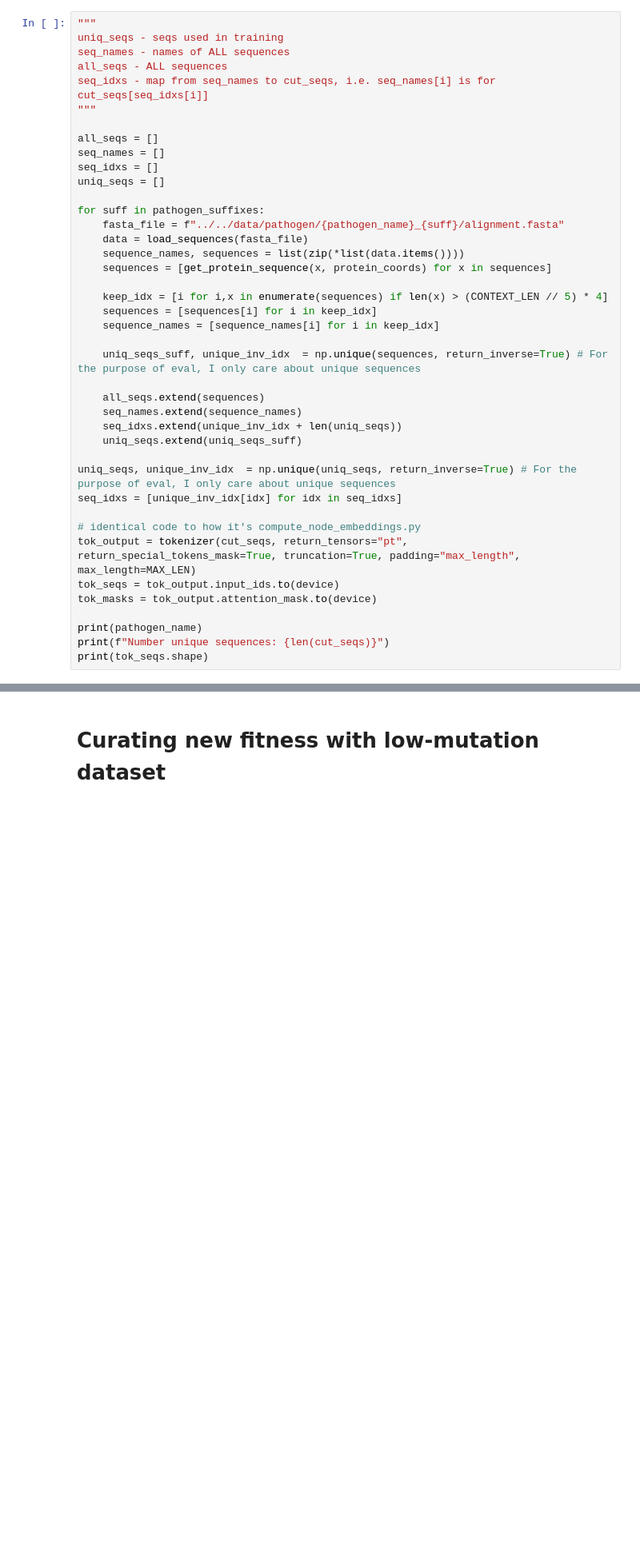
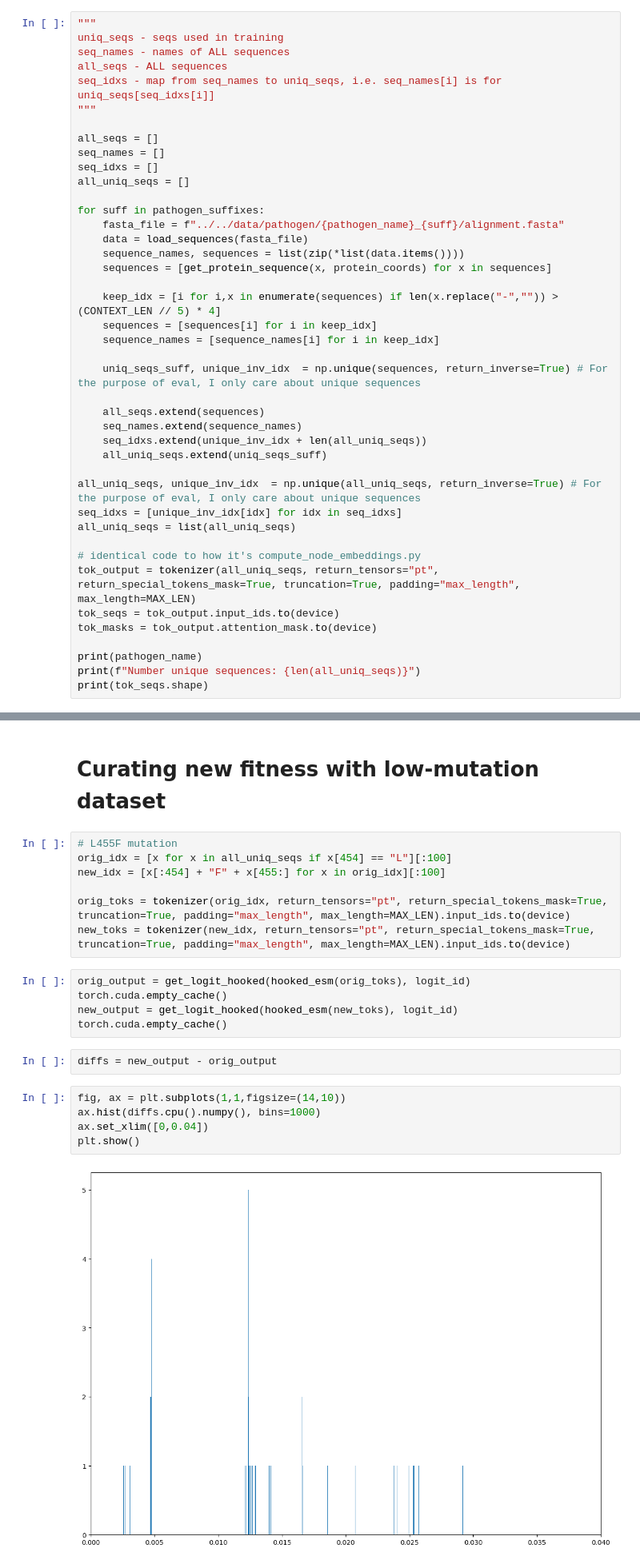
Before and after one commit to blab/mutational-embedding-vectors, a Jupyter notebook: notebooks/plm_circuits/ex23_curated_dataset.ipynb, the cells around one changed output, grey strips where cells are left out. Shown at 80% size. Cells and saved outputs as stored; diff of their text form; blank space fills up the shorter version.

```diff
--- a/notebooks/plm_circuits/ex23_curated_dataset.ipynb
+++ b/notebooks/plm_circuits/ex23_curated_dataset.ipynb
@@ -219,13 +210,13 @@ protein_coords = config["pathogens"][f"{pathogen_name}_africa"]["protein_coords"
 uniq_seqs - seqs used in training
 seq_names - names of ALL sequences
 all_seqs - ALL sequences
-seq_idxs - map from seq_names to cut_seqs, i.e. seq_names[i] is for cut_seqs[seq_idxs[i]]
+seq_idxs - map from seq_names to uniq_seqs, i.e. seq_names[i] is for uniq_seqs[seq_idxs[i]]
 """
 
 all_seqs = []
 seq_names = []
 seq_idxs = []
-uniq_seqs = []
+all_uniq_seqs = []
 
 for suff in pathogen_suffixes:
     fasta_file = f"../../data/pathogen/{pathogen_name}_{suff}/alignment.fasta"
@@ -233,7 +224,7 @@ for suff in pathogen_suffixes:
     sequence_names, sequences = list(zip(*list(data.items())))
     sequences = [get_protein_sequence(x, protein_coords) for x in sequences]
 
-    keep_idx = [i for i,x in enumerate(sequences) if len(x) > (CONTEXT_LEN // 5) * 4]
+    keep_idx = [i for i,x in enumerate(sequences) if len(x.replace("-","")) > (CONTEXT_LEN // 5) * 4]
     sequences = [sequences[i] for i in keep_idx]
     sequence_names = [sequence_names[i] for i in keep_idx]
 
@@ -241,17 +232,18 @@ for suff in pathogen_suffixes:
 
     all_seqs.extend(sequences)
     seq_names.extend(sequence_names)
-    seq_idxs.extend(unique_inv_idx + len(uniq_seqs))
-    uniq_seqs.extend(uniq_seqs_suff)
+    seq_idxs.extend(unique_inv_idx + len(all_uniq_seqs))
+    all_uniq_seqs.extend(uniq_seqs_suff)
 
-uniq_seqs, unique_inv_idx  = np.unique(uniq_seqs, return_inverse=True) # For the purpose of eval, I only care about unique sequences
+all_uniq_seqs, unique_inv_idx  = np.unique(all_uniq_seqs, return_inverse=True) # For the purpose of eval, I only care about unique sequences
 seq_idxs = [unique_inv_idx[idx] for idx in seq_idxs]
+all_uniq_seqs = list(all_uniq_seqs)
 
 # identical code to how it's compute_node_embeddings.py
-tok_output = tokenizer(cut_seqs, return_tensors="pt", return_special_tokens_mask=True, truncation=True, padding="max_length", max_length=MAX_LEN)
+tok_output = tokenizer(all_uniq_seqs, return_tensors="pt", return_special_tokens_mask=True, truncation=True, padding="max_length", max_length=MAX_LEN)
 tok_seqs = tok_output.input_ids.to(device)
 tok_masks = tok_output.attention_mask.to(device)
 
 print(pathogen_name)
-print(f"Number unique sequences: {len(cut_seqs)}")
+print(f"Number unique sequences: {len(all_uniq_seqs)}")
 print(tok_seqs.shape)
@@ -327,3 +323,24 @@ torch.cuda.empty_cache()
 0.059301525354385376
 # %% [markdown]
 # Curating new fitness with low-mutation dataset
+# %%
+# L455F mutation
+orig_idx = [x for x in all_uniq_seqs if x[454] == "L"][:100]
+new_idx = [x[:454] + "F" + x[455:] for x in orig_idx][:100]
+
+orig_toks = tokenizer(orig_idx, return_tensors="pt", return_special_tokens_mask=True, truncation=True, padding="max_length", max_length=MAX_LEN).input_ids.to(device)
+new_toks = tokenizer(new_idx, return_tensors="pt", return_special_tokens_mask=True, truncation=True, padding="max_length", max_length=MAX_LEN).input_ids.to(device)
+# %%
+orig_output = get_logit_hooked(hooked_esm(orig_toks), logit_id)
+torch.cuda.empty_cache()
+new_output = get_logit_hooked(hooked_esm(new_toks), logit_id)
+torch.cuda.empty_cache()
+# %%
+diffs = new_output - orig_output
+# %%
+fig, ax = plt.subplots(1,1,figsize=(14,10))
+ax.hist(diffs.cpu().numpy(), bins=1000)
+ax.set_xlim([0,0.04])
+plt.show()
+# %% [output]
+[figure, added]
```
Also changed, not shown: parts of 26 cells of this notebook, 7 other files.
